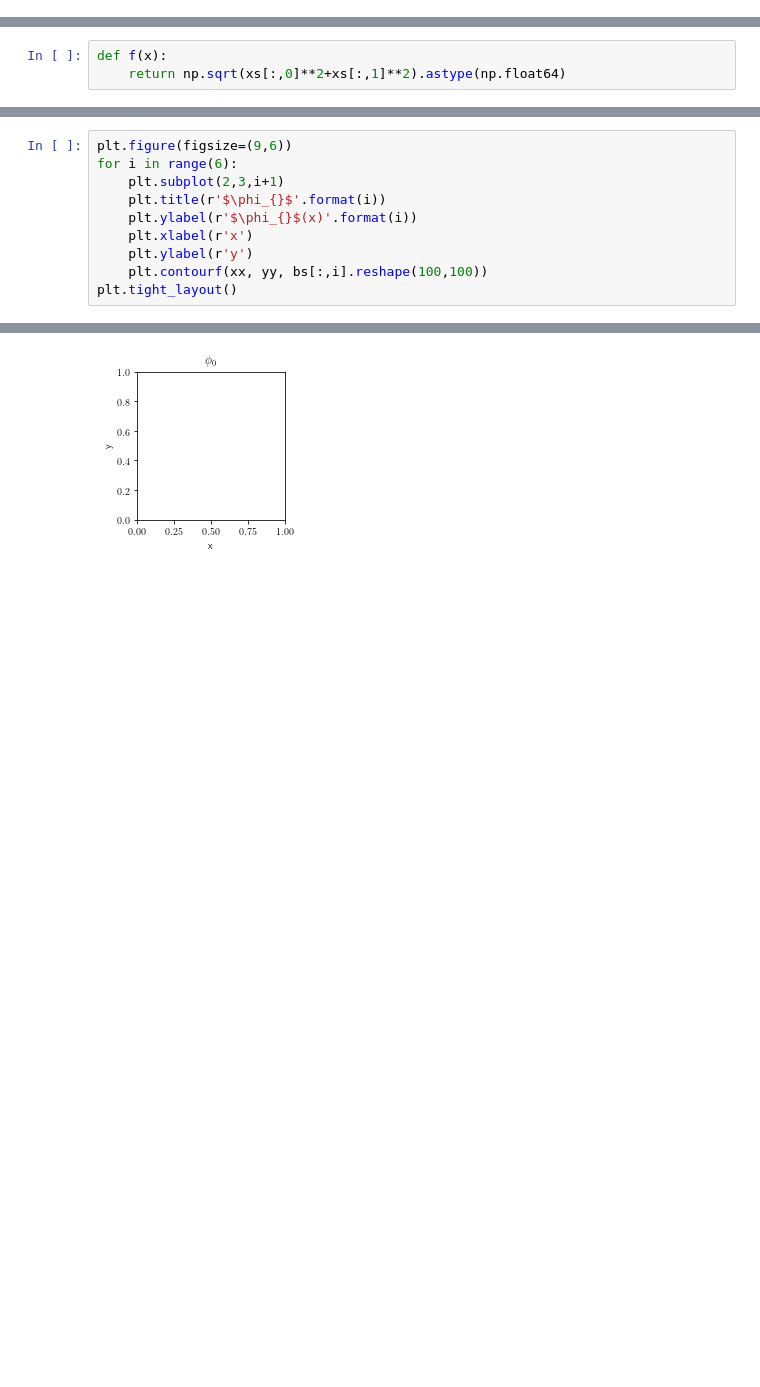
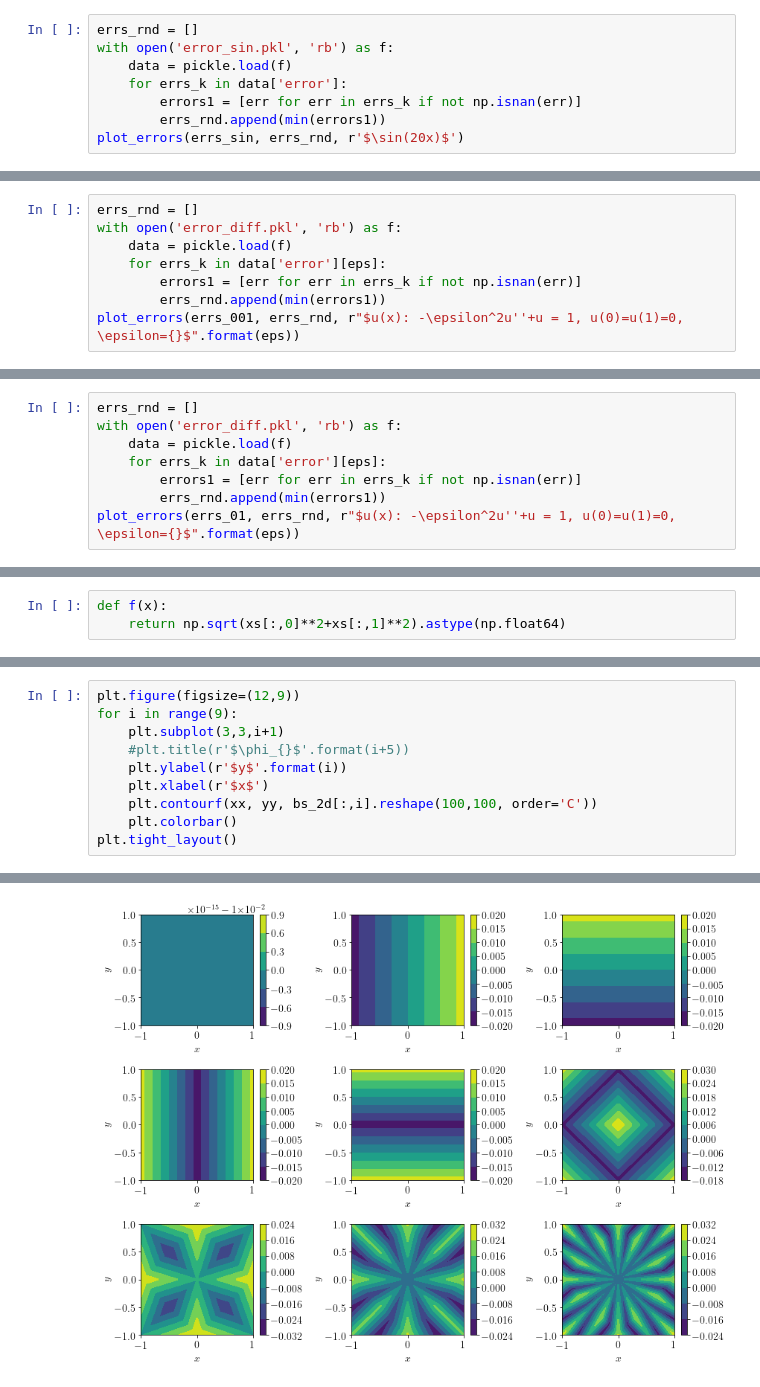
Before and after one commit to dashafok/axon-approximation, a Jupyter notebook: experiments.ipynb, the cells around one changed output, grey strips where cells are left out. Saved outputs shown, nothing was run; the diff lists cells and outputs as text; blank space fills up the shorter version.

```diff
--- a/experiments.ipynb
+++ b/experiments.ipynb
@@ -75,0 +108,8 @@ plot_errors(errs_sin, r'$\sin(20x)$')
+# %%
+errs_rnd = []
+with open('error_sin.pkl', 'rb') as f:
+    data = pickle.load(f)
+    for errs_k in data['error']:
+        errors1 = [err for err in errs_k if not np.isnan(err)]
+        errs_rnd.append(min(errors1))
+plot_errors(errs_sin, errs_rnd, r'$\sin(20x)$')
@@ -94,0 +134,8 @@ plot_errors(errs_001, r"$u(x): -\epsilon^2u''+u = 1, u(0)=u(1)=0, \epsilon={}$".
+# %%
+errs_rnd = []
+with open('error_diff.pkl', 'rb') as f:
+    data = pickle.load(f)
+    for errs_k in data['error'][eps]:
+        errors1 = [err for err in errs_k if not np.isnan(err)]
+        errs_rnd.append(min(errors1))
+plot_errors(errs_001, errs_rnd, r"$u(x): -\epsilon^2u''+u = 1, u(0)=u(1)=0, \epsilon={}$".format(eps))
@@ -105,0 +152,8 @@ plot_errors(errs_01, r"$u(x): -\epsilon^2u''+u = 1, u(0)=u(1)=0, \epsilon={}$".f
+# %%
+errs_rnd = []
+with open('error_diff.pkl', 'rb') as f:
+    data = pickle.load(f)
+    for errs_k in data['error'][eps]:
+        errors1 = [err for err in errs_k if not np.isnan(err)]
+        errs_rnd.append(min(errors1))
+plot_errors(errs_01, errs_rnd, r"$u(x): -\epsilon^2u''+u = 1, u(0)=u(1)=0, \epsilon={}$".format(eps))
@@ -126,11 +189,11 @@ plot_errors(errs_2d, r'$\sqrt(x^2+y^2)$')
 # %%
-plt.figure(figsize=(9,6))
-for i in range(6):
-    plt.subplot(2,3,i+1)
-    plt.title(r'$\phi_{}$'.format(i))
-    plt.ylabel(r'$\phi_{}$(x)'.format(i))
-    plt.xlabel(r'x')
-    plt.ylabel(r'y')
-    plt.contourf(xx, yy, bs[:,i].reshape(100,100))
+plt.figure(figsize=(12,9))
+for i in range(9):
+    plt.subplot(3,3,i+1)
+    #plt.title(r'$\phi_{}$'.format(i+5))
+    plt.ylabel(r'$y$'.format(i))
+    plt.xlabel(r'$x$')
+    plt.contourf(xx, yy, bs_2d[:,i].reshape(100,100, order='C'))
+    plt.colorbar()
 plt.tight_layout()
 # %% [output]
@@ -138 +200 @@ NameError: name 'bs' is not defined
-[figure, old version]
+[figure, new version]
```
Also changed, not shown: parts of 25 cells of this notebook, 2 other files.
